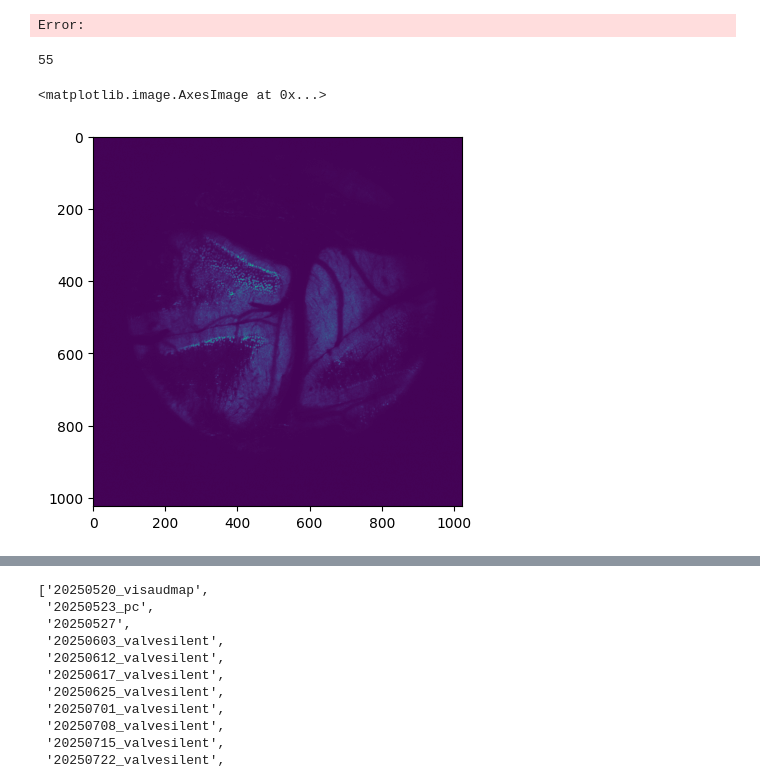
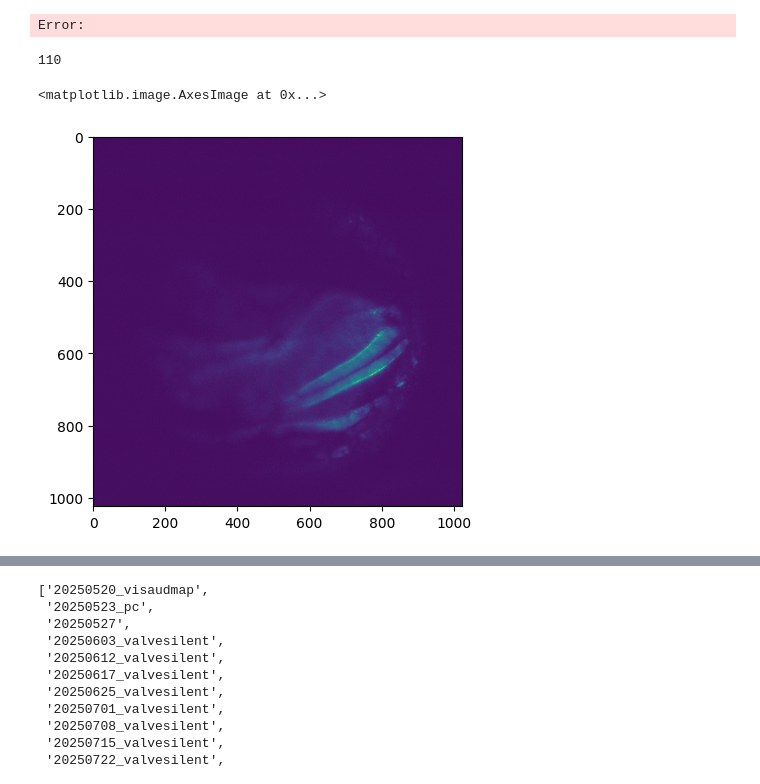
Before and after one commit to edwardyan95/ibllib, a Jupyter notebook: examples/Ca_Img_preprocess.ipynb, the cells around one changed output, grey strips where cells are left out. Drawn from its saved outputs; the diff is of its cells as text; code cells hidden in the pictures.

```diff
--- a/examples/Ca_Img_preprocess.ipynb
+++ b/examples/Ca_Img_preprocess.ipynb
@@ -16,7 +16,7 @@ reader=ScanImageTiffReader(img_path)
 Error:
 Error:
 # %%
-tifffilepath = r'Z:\TM_Lab\Edward\Cerebellum_Imaging\Pcp2-jgcamp8m\AF_R3\linear_ref_5fps_11slices_25umstep_00001.tif'
+tifffilepath = r'Z:\TM_Lab\Edward\Cerebellum_Imaging\Pcp2-jgcamp8m\A_R2\linear_reference_50umstep_11slices_00001.tif'
 stack = []
 mean_fluo = []
 with tifffile.TiffFile(tifffilepath) as tif:
@@ -28,16 +28,16 @@ with tifffile.TiffFile(tifffilepath) as tif:
 # %%
 len(stack)
 # %% [output]
-55
+110
 # %%
-fps = 5
+fps = 10
 num_slices = 11
 mean_stack = []
 for i in range(num_slices):
     mean_stack.append(np.mean(np.stack(stack[i*fps:(i+1)*fps],axis=0), axis=0))
 assert len(mean_stack) == num_slices
 # %%
-plt.imshow(mean_stack[4])
+plt.imshow(mean_stack[2])
 # %% [output]
 <matplotlib.image.AxesImage at 0x...>
-[figure, old version]
+[figure, new version]
```
Also changed, not shown: parts of 4 cells of this notebook, 12 other files.
